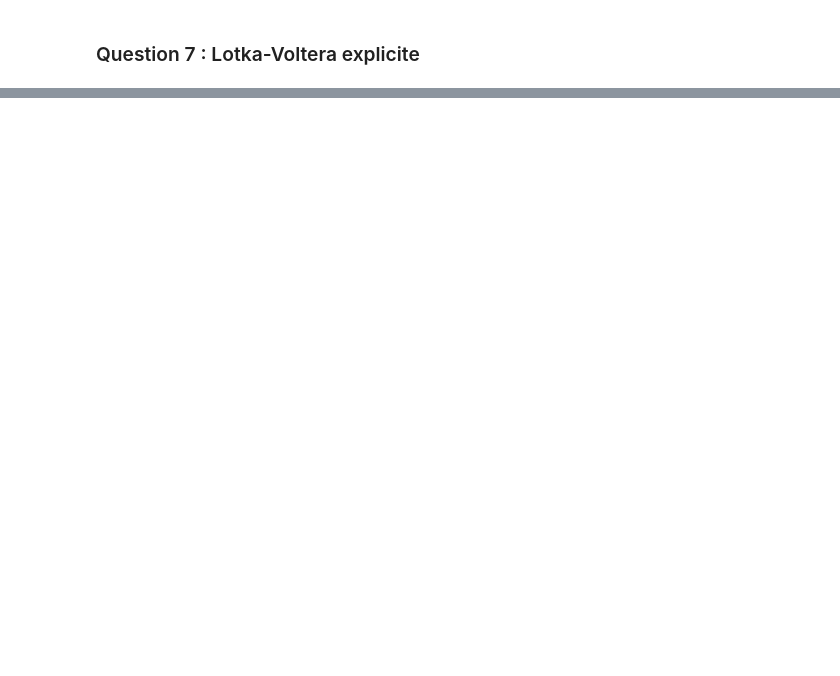
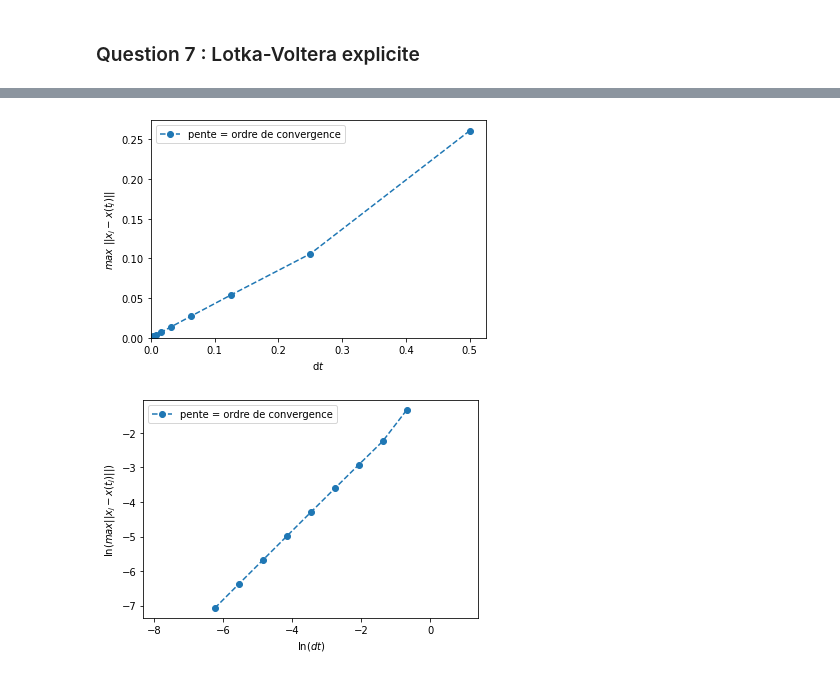
Before and after one commit to colombe-nothhelfer/ProjetNumerique2, a Jupyter notebook: Untitled.ipynb, the cells around one changed output, grey strips where cells are left out. Saved outputs shown, nothing was run; the diff lists cells and outputs as text; code cells hidden in the pictures; blank space fills up the shorter version.

```diff
--- a/Untitled.ipynb
+++ b/Untitled.ipynb
@@ -263,0 +299,35 @@ plt.show()
+# %%
+dt_liste = []
+maximum = []
+
+for i in range(1, 10):
+    dt = 2**(-i)
+    T, X = solve_euler_implicit(f, 1, dt, 0, 3)
+    dt_liste.append(dt)
+    m = max(abs(x - g(t)) for x, t in zip(X, T))
+    maximum.append(m)
+
+plt.plot(np.array(dt_liste),
+         np.array(maximum),
+         label='pente = ordre de convergence',
+         linestyle='--',
+         marker='o')
+plt.legend(loc=0)
+plt.xlabel('$\mathrm{d}t$')
+plt.ylabel('$max~||x_j - x(t_j)||$')
+plt.axis(xmin=0, ymin=0)
+plt.show()
+
+plt.plot(np.log(np.array(dt_liste)),
+         np.log(np.array(maximum)),
+         label='pente = ordre de convergence',
+         linestyle='--',
+         marker='o')
+plt.legend(loc=0)
+plt.xlabel('$\ln(dt)$')
+plt.ylabel('$\ln( max ||x_j - x(t_j)|| )$')
+plt.axis("equal")
+plt.show()
+# %% [output]
+[figure, added]
+[figure, added]
```
Also changed, not shown: parts of 25 cells of this notebook.
